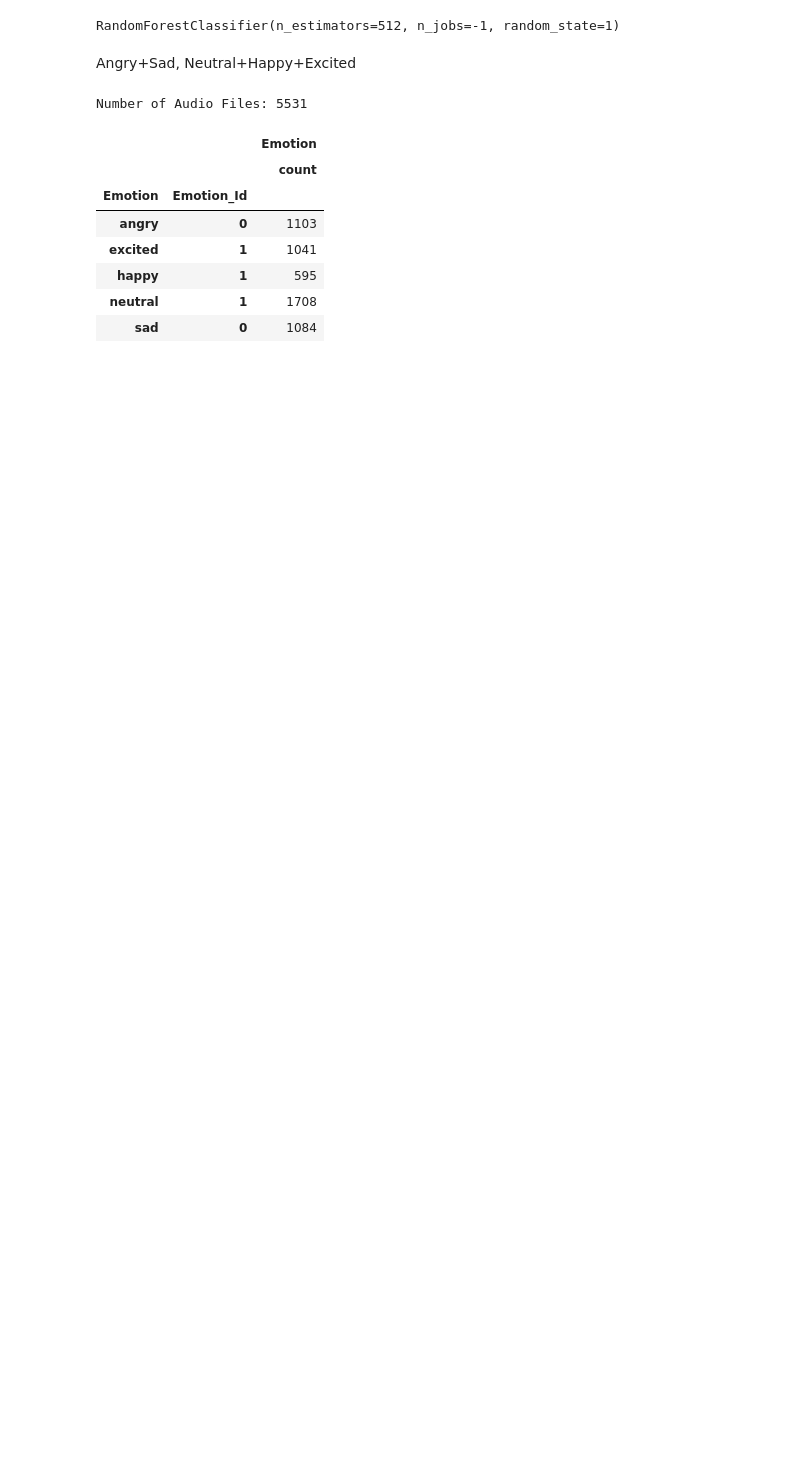
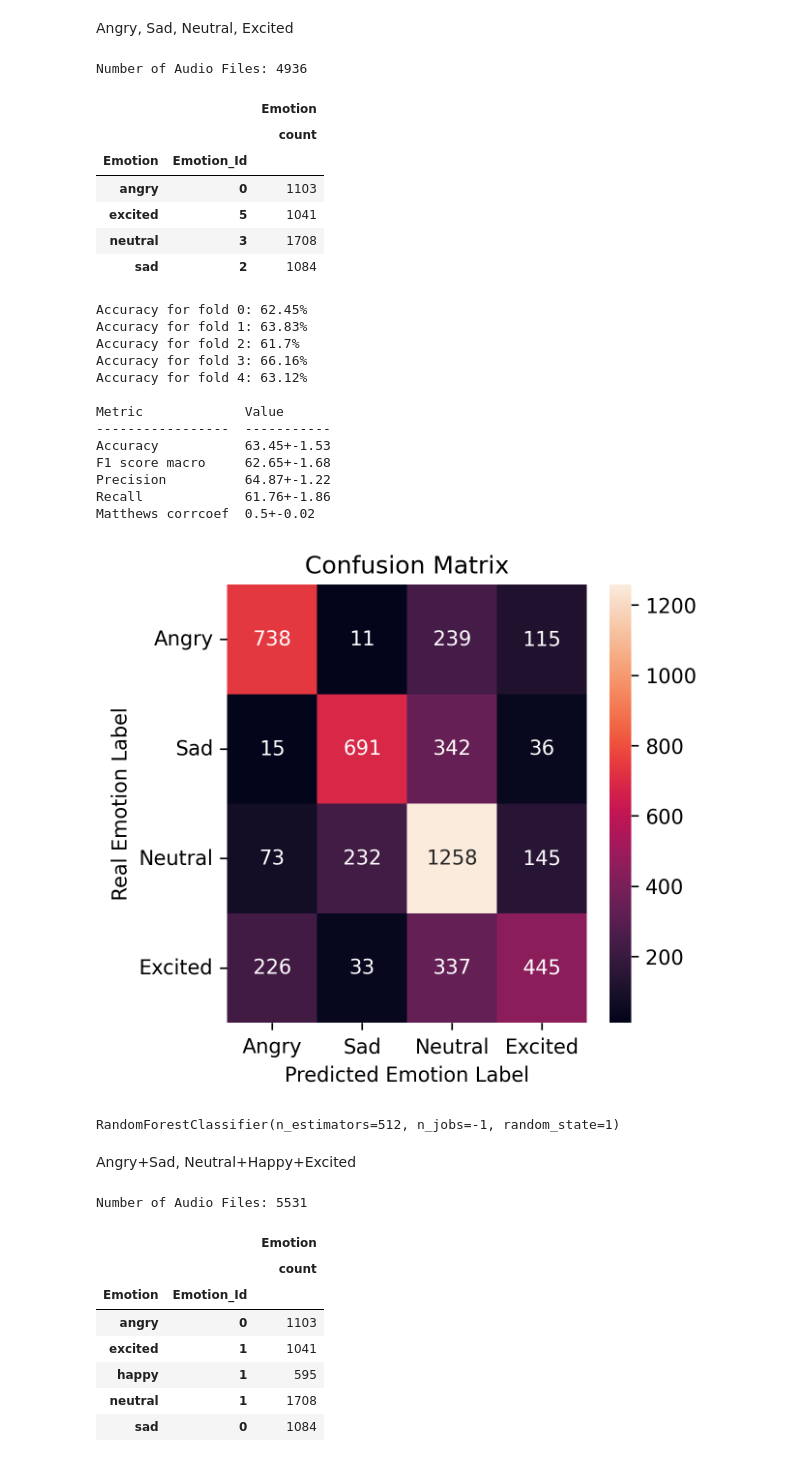
Before and after one commit to MarioCSilva/Speech_Emotion_Recognition_Thesis, a Jupyter notebook: iemocap/model/3_3_labels_study.ipynb, the cells around one changed output. Saved outputs shown, nothing was run; the diff lists cells and outputs as text; code cells hidden in the pictures; blank space fills up the shorter version.

```diff
--- a/iemocap/model/3_3_labels_study.ipynb
+++ b/iemocap/model/3_3_labels_study.ipynb
@@ -142,3 +193,40 @@ Matthews corrcoef  0.463
+# %% [markdown]
+Angry, Sad, Neutral, Excited
+# %%
+df = pd.read_csv(EXTRACTED_FEATURES_FILE)
+df = df.sort_values(['Emotion_Id', 'Gender'], ascending = (True, True))
+df = df.set_index('File')
+df = df[df['Emotion'].isin({'angry', 'neutral', 'excited', 'sad'})]
+
+print(f"Number of Audio Files: {df.shape[0]}")
+df.groupby(['Emotion', 'Emotion_Id']).agg({'Emotion': ['count']})
+
+def get_new_model():
+    return RandomForest(n_estimators=512, n_jobs=-1, random_state=1)
+results = categorical_cross_validation(get_new_model, "Angry, Sad, Neutral, Excited", results)
+# %% [output]
+Number of Audio Files: 4936
+|  |  | Emotion |
+|  |  | count |
+| Emotion | Emotion_Id |  |
+| angry | 0 | 1103 |
+| excited | 5 | 1041 |
+| neutral | 3 | 1708 |
+| sad | 2 | 1084 |
+Accuracy for fold 0: 62.45%
+Accuracy for fold 1: 63.83%
+Accuracy for fold 2: 61.7%
+Accuracy for fold 3: 66.16%
+Accuracy for fold 4: 63.12%
+
+Metric             Value
+-----------------  -----------
+Accuracy           63.45+-1.53
+F1 score macro     62.65+-1.68
+Precision          64.87+-1.22
+Recall             61.76+-1.86
+Matthews corrcoef  0.5+-0.02
+[figure, added]
 # %%
 # Exporting models
 df = pd.read_csv(EXTRACTED_FEATURES_FILE)
```
Also changed, not shown: parts of 29 cells of this notebook, 1 other file.
